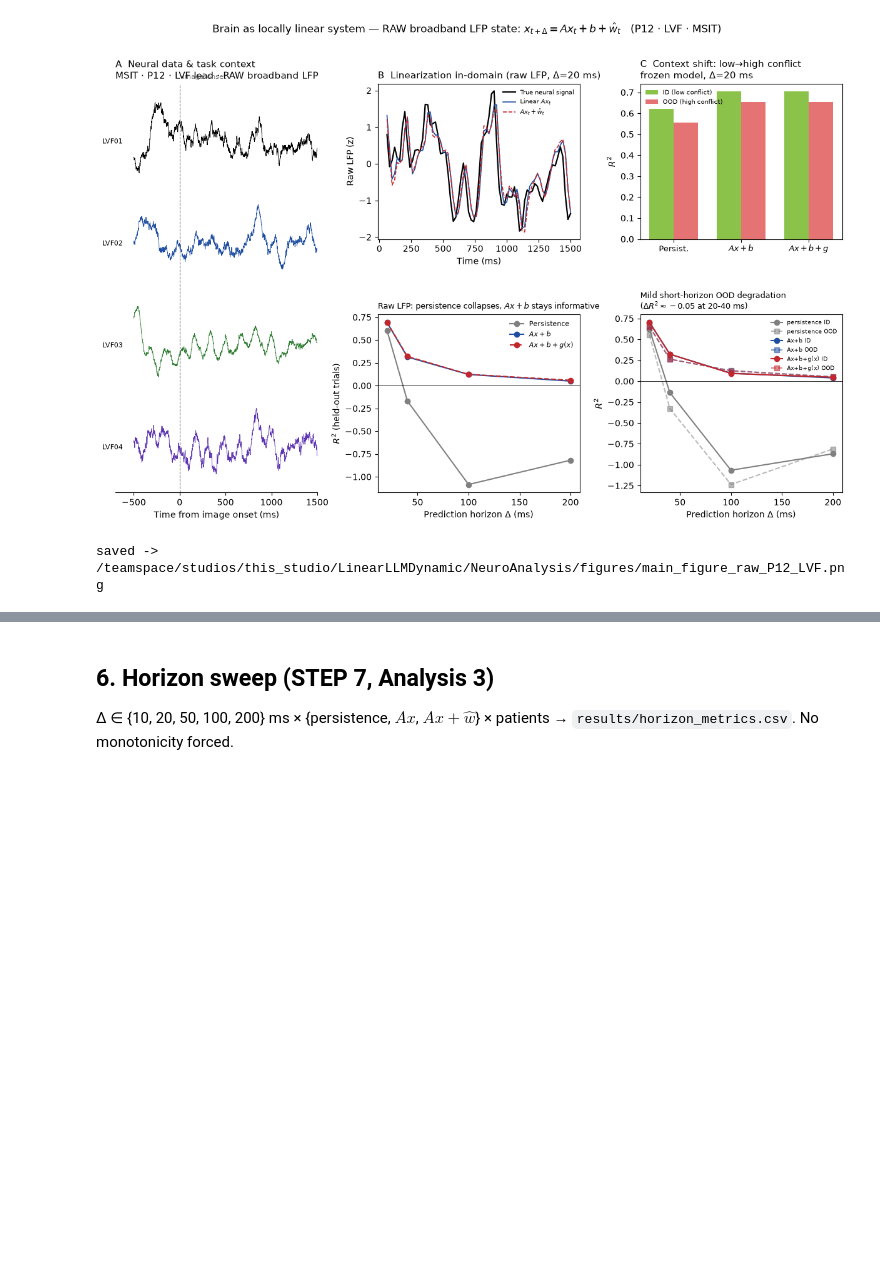
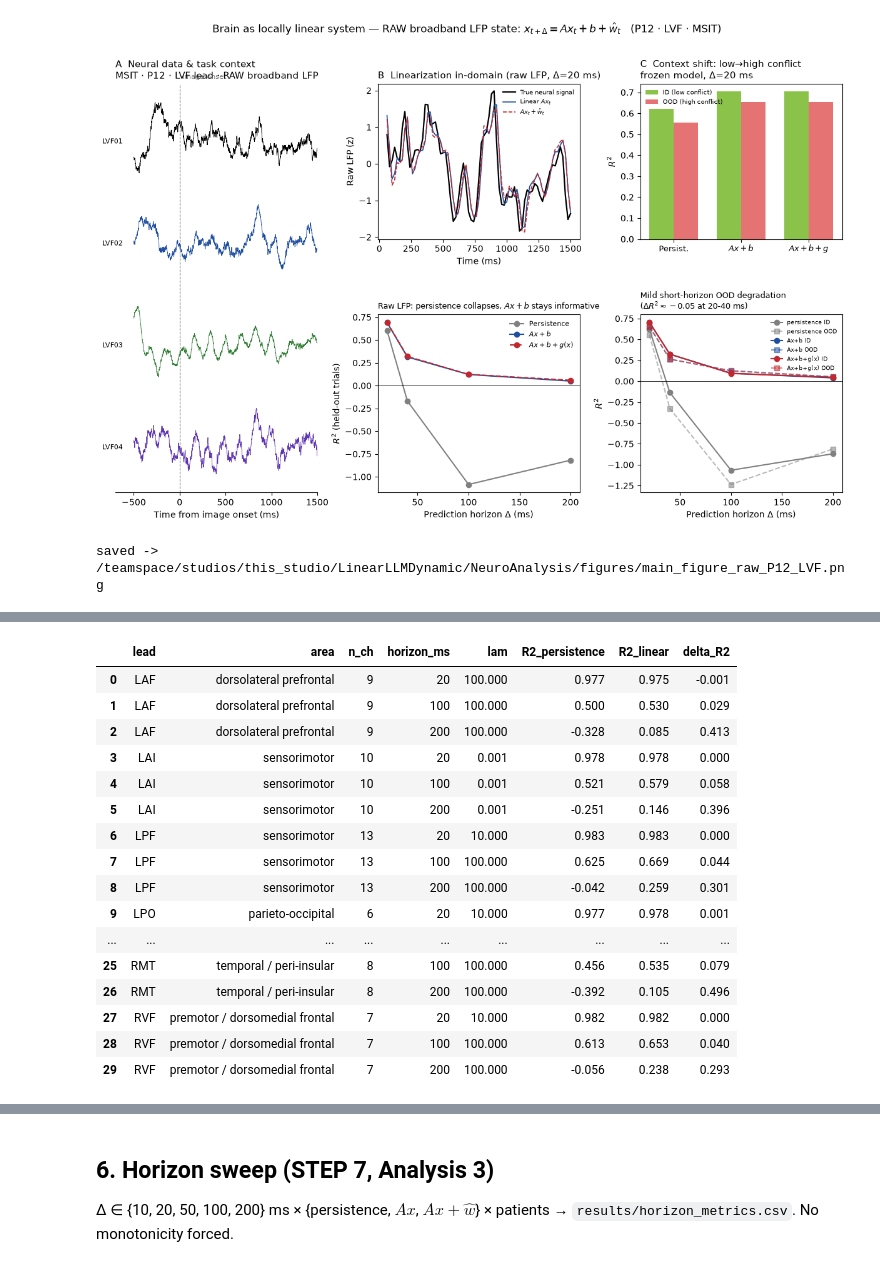
Before and after one commit to rgs2151/controller, a Jupyter notebook: NeuroAnalysis/brain_local_linearization.ipynb, the cells around one changed output, grey strips where cells are left out. Drawn from its saved outputs; the diff is of its cells as text; code cells hidden in the pictures; blank space fills up the shorter version.

```diff
--- a/NeuroAnalysis/brain_local_linearization.ipynb
+++ b/NeuroAnalysis/brain_local_linearization.ipynb
@@ -1030,0 +1169,76 @@ saved -> /teamspace/studios/this_studio/LinearLLMDynamic/NeuroAnalysis/figures/m
+# %%
+# --- Robustness: every lead x BOTH no-stim sessions x extended 0-3.5 s window ---
+# Addresses "only a short interval of the data": ~2.6x more trials (NS1+NS2),
+# 2.3x longer token window, and all leads with >=5 clean channels (not just LVF).
+NS1_PATH = HERE / "BIPOLFieldTripFormat_AlignedToImagePresent_P12_NoStim1.mat"
+if (CACHE_DIR / "P12_NoStim1.npz").exists():
+    sess1 = load_cached("P12_NoStim1")
+else:
+    sess1 = load_session(NS1_PATH)
+    cache_session(sess1, "P12_NoStim1")
+sess1["channels"]["lead"] = sess1["channels"]["pair_name"].str.extract(r"^([A-Za-z]+)")
+
+# Montages differ slightly (NS1: 145 pairs / 45 ictal, NS2: 151 / 37).
+# Keep only pairs present in BOTH sessions and clean in BOTH sessions.
+c1, c2 = sess1["channels"], sess["channels"]
+ict1 = dict(zip(c1["pair_name"], c1["ictal"]))
+keep = [p for p, ict in zip(c2["pair_name"], c2["ictal"])
+        if p in ict1 and not ict and not ict1[p]]
+idx1 = pd.Index(c1["pair_name"]).get_indexer(keep)
+idx2 = pd.Index(c2["pair_name"]).get_indexer(keep)
+lead_of_keep = c2.set_index("pair_name").loc[keep, "lead"].to_numpy()
+print(f"NoStim1: {sess1['data'].shape[0]} trials | NoStim2: {sess['data'].shape[0]} trials | "
+      f"pairs clean in both sessions: {len(keep)}")
+
+T_END_MS = 3500  # image onset .. +3.5 s (median RT ~1-1.5 s; trials recorded to +4 s)
+
+def tokenize_upto(power, time, t_end_ms):
+    """Same causal tokens as tokenize(), but out to t_end_ms."""
+    t_ms = time * 1000.0
+    token_t = np.arange(CAUSAL_WINDOW_MS, t_end_ms + 1, TOKEN_STRIDE_MS, dtype=float)
+    toks = [power[:, :, (t_ms > t - CAUSAL_WINDOW_MS) & (t_ms <= t)].mean(axis=-1) for t in token_t]
+    base_m = (t_ms >= EPOCH_MS[0]) & (t_ms < 0)
+    return np.stack(toks, axis=1), power[:, :, base_m].mean(axis=-1), token_t
+
+d1 = sess1["data"][:, idx1, :]
+good1 = ~np.isnan(d1).any(axis=(1, 2))  # NS1 contains aborted trial(s) padded with NaN
+if (~good1).any():
+    print(f"dropping {(~good1).sum()} NS1 trial(s) with NaN data")
+pw1 = band_power(d1[good1], sess1["fs"], PRIMARY_BAND)
+tok1, base1, token_t_ext = tokenize_upto(pw1, sess1["time"], T_END_MS)
+del pw1, d1
+pw2 = band_power(sess["data"][:, idx2, :], sess["fs"], PRIMARY_BAND)
+tok2, base2, _ = tokenize_upto(pw2, sess["time"], T_END_MS)
+del pw2
+
+tok_all = np.concatenate([tok1, tok2], axis=0)
+base_all = np.concatenate([base1, base2], axis=0)
+n_all = tok_all.shape[0]
+tr_a, va_a, te_a = trial_split(n_all)
+z_all = normalize_tokens(tok_all, base_all, tr_a)
+print(f"combined: {n_all} trials x {tok_all.shape[1]} tokens (40..{T_END_MS} ms) x {tok_all.shape[2]} ch, "
+      f"split {len(tr_a)}/{len(va_a)}/{len(te_a)}")
+
+HORIZONS_EXT = [20, 100, 200]
+MIN_CH = 5
+rows = []
+for lead in sorted(set(lead_of_keep)):
+    cols = np.flatnonzero(lead_of_keep == lead)
+    if len(cols) < MIN_CH:
+        continue
+    z_l = z_all[:, :, cols]
+    for h_ms in HORIZONS_EXT:
+        h = h_ms // TOKEN_STRIDE_MS
+        Xtr_l, Ytr_l = make_pairs(z_l[tr_a], h)
+        Xva_l, Yva_l = make_pairs(z_l[va_a], h)
+        Xte_l, Yte_l = make_pairs(z_l[te_a], h)
+        A_l, b_l, lam_l = fit_ridge(Xtr_l, Ytr_l, Xva_l, Yva_l)
+        rows.append(dict(lead=lead, area=lead_area[lead], n_ch=len(cols), horizon_ms=h_ms, lam=lam_l,
+                         R2_persistence=pop_r2(Yte_l, Xte_l),
+                         R2_linear=pop_r2(Yte_l, ridge_predict(A_l, b_l, Xte_l))))
+
+summary = pd.DataFrame(rows)
+summary["delta_R2"] = summary["R2_linear"] - summary["R2_persistence"]
+summary.to_csv(RESULTS_DIR / "robustness_all_leads_theta.csv", index=False)
+display(summary.round(3))
+# %% [output]
@@ -1030,0 +1248,17 @@ saved -> /teamspace/studios/this_studio/LinearLLMDynamic/NeuroAnalysis/figures/m
+|  | lead | area | n_ch | horizon_ms | lam | R2_persistence | R2_linear | delta_R2 |
+| 0 | LAF | dorsolateral prefrontal | 9 | 20 | 100.000 | 0.977 | 0.975 | -0.001 |
+| 1 | LAF | dorsolateral prefrontal | 9 | 100 | 100.000 | 0.500 | 0.530 | 0.029 |
+| 2 | LAF | dorsolateral prefrontal | 9 | 200 | 100.000 | -0.328 | 0.085 | 0.413 |
+| 3 | LAI | sensorimotor | 10 | 20 | 0.001 | 0.978 | 0.978 | 0.000 |
+| 4 | LAI | sensorimotor | 10 | 100 | 0.001 | 0.521 | 0.579 | 0.058 |
+| 5 | LAI | sensorimotor | 10 | 200 | 0.001 | -0.251 | 0.146 | 0.396 |
+| 6 | LPF | sensorimotor | 13 | 20 | 10.000 | 0.983 | 0.983 | 0.000 |
+| 7 | LPF | sensorimotor | 13 | 100 | 100.000 | 0.625 | 0.669 | 0.044 |
+| 8 | LPF | sensorimotor | 13 | 200 | 100.000 | -0.042 | 0.259 | 0.301 |
+| 9 | LPO | parieto-occipital | 6 | 20 | 10.000 | 0.977 | 0.978 | 0.001 |
+| ... | ... | ... | ... | ... | ... | ... | ... | ... |
+| 25 | RMT | temporal / peri-insular | 8 | 100 | 100.000 | 0.456 | 0.535 | 0.079 |
+| 26 | RMT | temporal / peri-insular | 8 | 200 | 100.000 | -0.392 | 0.105 | 0.496 |
+| 27 | RVF | premotor / dorsomedial frontal | 7 | 20 | 10.000 | 0.982 | 0.982 | 0.000 |
+| 28 | RVF | premotor / dorsomedial frontal | 7 | 100 | 100.000 | 0.613 | 0.653 | 0.040 |
+| 29 | RVF | premotor / dorsomedial frontal | 7 | 200 | 100.000 | -0.056 | 0.238 | 0.293 |
```
Also changed, not shown: parts of 8 cells of this notebook, 5 other files.
